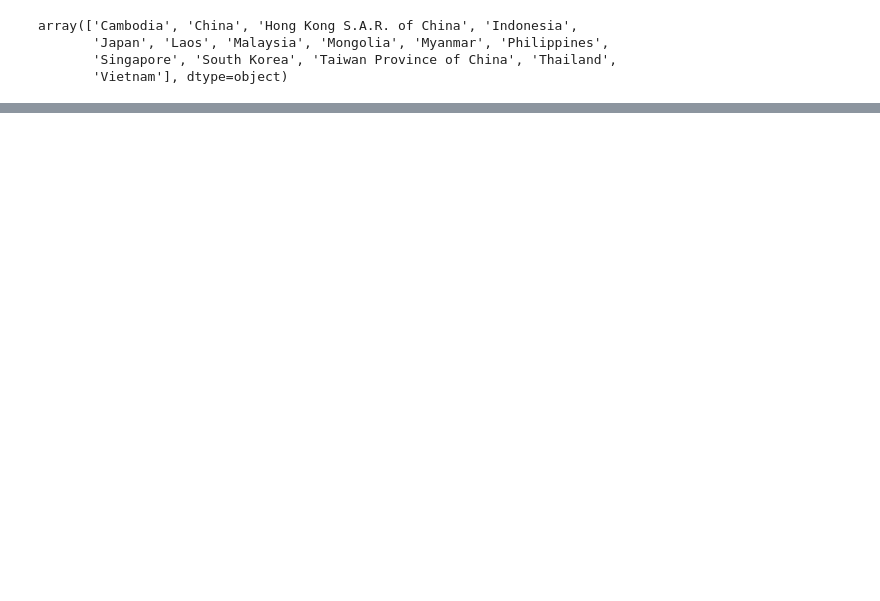
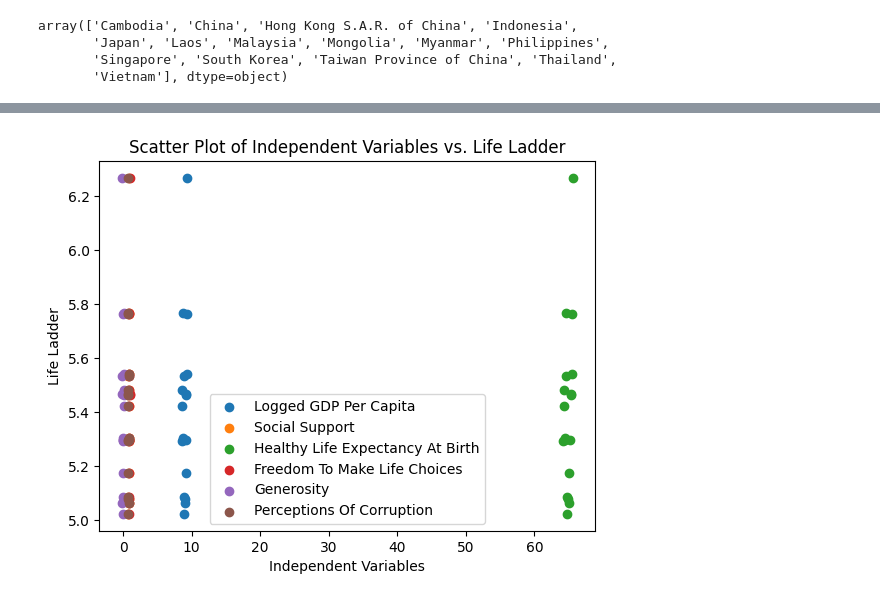
Before and after one commit to dinhthanhnam/Happiness-Report-2005-2023, a Jupyter notebook: happiness_report_1.ipynb, the cells around one changed output, grey strips where cells are left out. Cells and saved outputs as stored; diff of their text form; code cells hidden in the pictures; blank space fills up the shorter version.

```diff
--- a/happiness_report_1.ipynb
+++ b/happiness_report_1.ipynb
@@ -232,0 +319,21 @@ Mean Squared Error (Ensemble): 0.06910460321437854
+# %%
+import matplotlib.pyplot as plt
+import pandas as pd
+
+
+# Chọn các biến độc lập và biến phụ thuộc
+independent_variables = ['Logged GDP Per Capita', 'Social Support', 'Healthy Life Expectancy At Birth', 'Freedom To Make Life Choices', 'Generosity', 'Perceptions Of Corruption']
+dependent_variable = 'Life Ladder'
+
+# Vẽ biểu đồ Scatter Plot cho mỗi biến độc lập đối với biến phụ thuộc
+for variable in independent_variables:
+    plt.scatter(vietnam_data[variable], vietnam_data[dependent_variable], label=variable)
+
+# Thiết lập các thông số của biểu đồ
+plt.title(f'Scatter Plot of Independent Variables vs. {dependent_variable}')
+plt.xlabel('Independent Variables')
+plt.ylabel(dependent_variable)
+plt.legend()
+plt.show()
+# %% [output]
+[figure, added]
```
Also changed, not shown: parts of 19 cells of this notebook, 6 other files.
